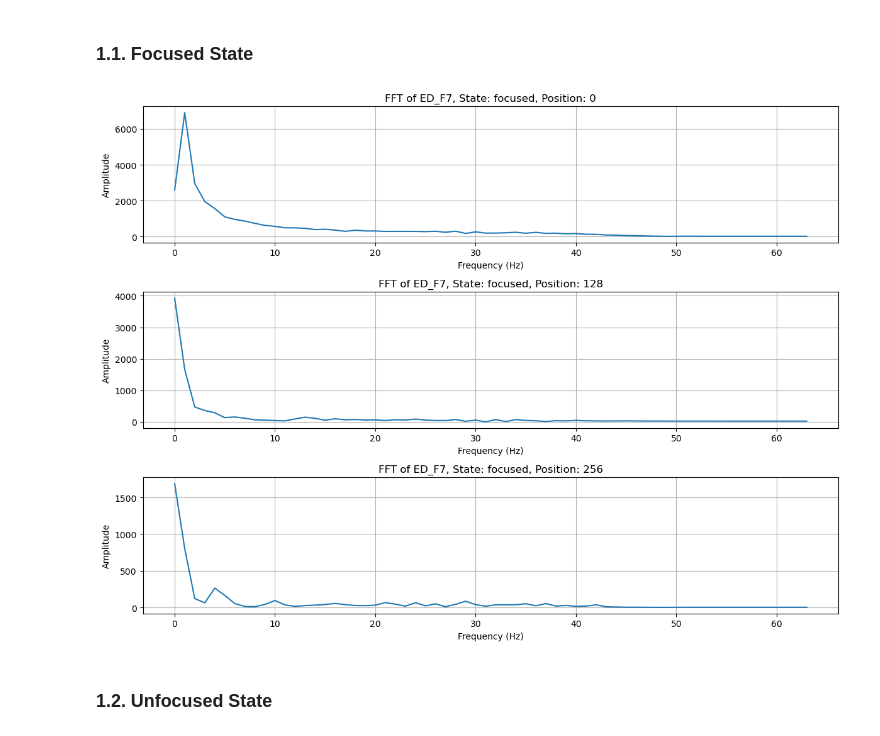
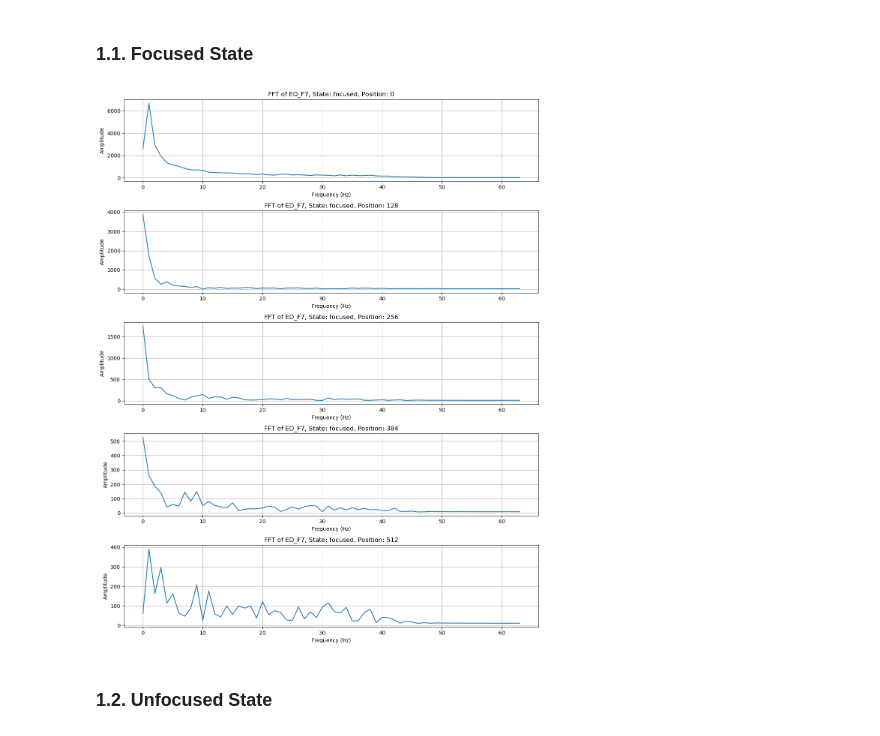
Before and after one commit to letruongzzio/Mental-Attention-States-Classification-Using-EEG-Data, a Jupyter notebook: features_engineering.ipynb, the cells around one changed output. Cells and saved outputs as stored; diff of their text form; code cells hidden in the pictures.

```diff
--- a/features_engineering.ipynb
+++ b/features_engineering.ipynb
@@ -107,11 +107,11 @@ def viz_nepochs_state(df, channel, num_epochs, state='focused', fs=128, epoch_le
 # %%
 # Test with channel ED_F7 with 3 epochs, focused state
 channel = 'ED_F7'
-num_epochs = 3
+num_epochs = 5
 
 viz_nepochs_state(df, channel, num_epochs, state='focused')
 # %% [output]
-[figure, old version]
+[figure, new version]
 # %% [markdown]
 ### 1.2. Unfocused State
 # %%
```
Also changed, not shown: parts of 29 cells of this notebook, 9 other files.
